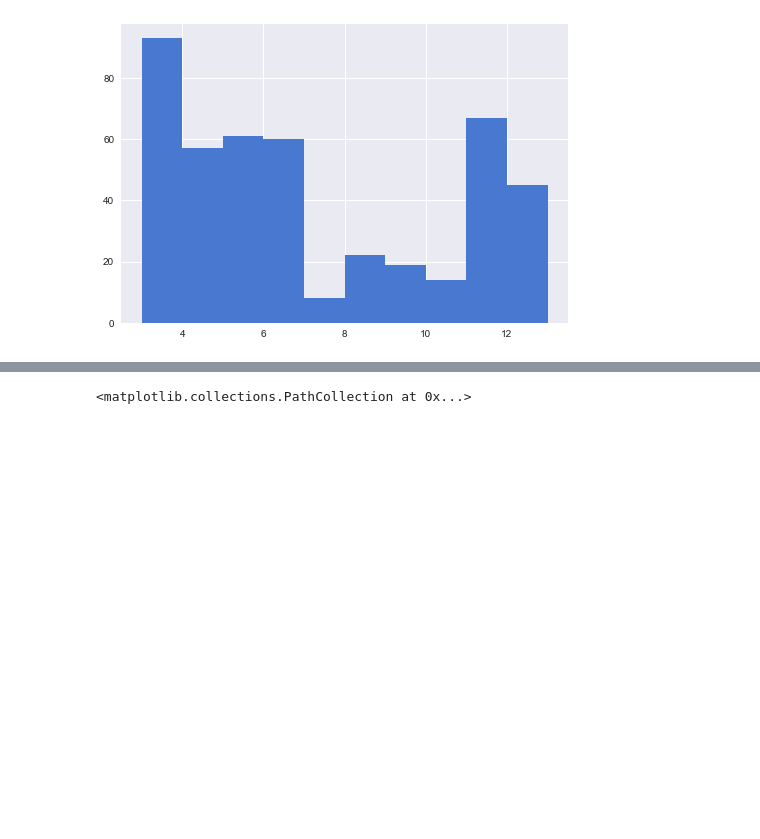
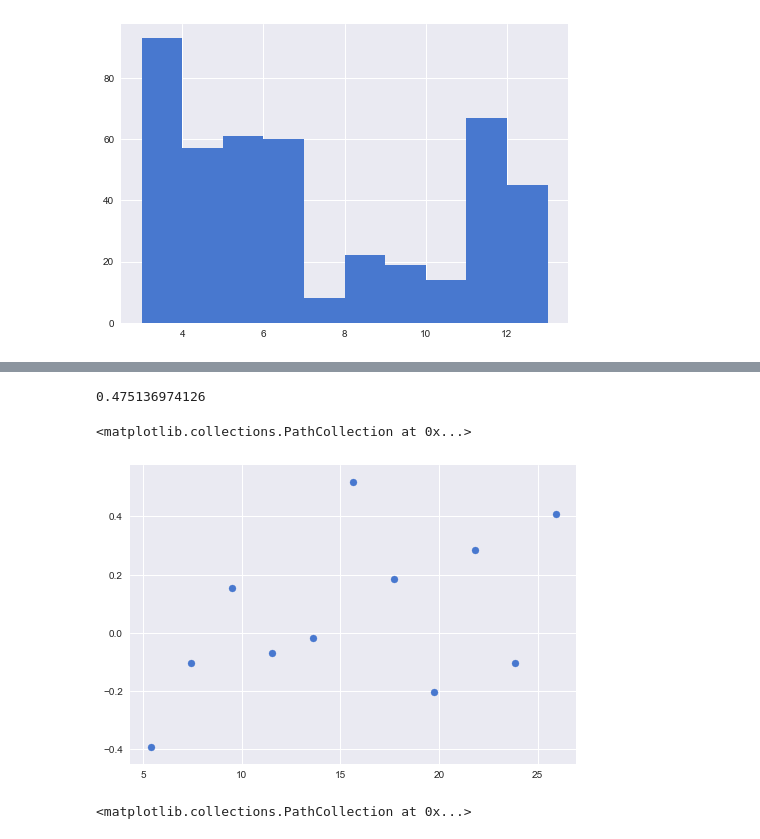
Before and after one commit to kylemeenehan/titanic-data, a Jupyter notebook: Titanic Project.ipynb, the cells around one changed output, grey strips where cells are left out. Drawn from its saved outputs; the diff is of its cells as text; code cells hidden in the pictures; blank space fills up the shorter version.

```diff
--- a/Titanic Project.ipynb
+++ b/Titanic Project.ipynb
@@ -283,3 +285,14 @@ AttributeError: 'Series' object has no attribute 'scatter'
+# %%
+titanic_fare_scatter_grouped = titanic_fare_binned.groupby('Fare', as_index = False)
+titanic_fare_scatter_grouped
+
+titanic_fare_scatter_standardized = titanic_fare_scatter_grouped['Survived'].mean().apply(standardize_mean)
+print titanic_fare_scatter_standardized.corr(method='pearson').loc['Fare','Survived']
+plt.scatter(titanic_fare_scatter_standardized['Fare'], titanic_fare_scatter_standardized['Survived'])
+# %% [output]
+0.475136974126
+<matplotlib.collections.PathCollection at 0x...>
+[figure, added]
 # %%
 age_and_fare = titanic_data.groupby(['Survived', 'Fare'], as_index=False)
 age = titanic_data['Age'].values
```
Also changed, not shown: parts of 1 cell of this notebook.
